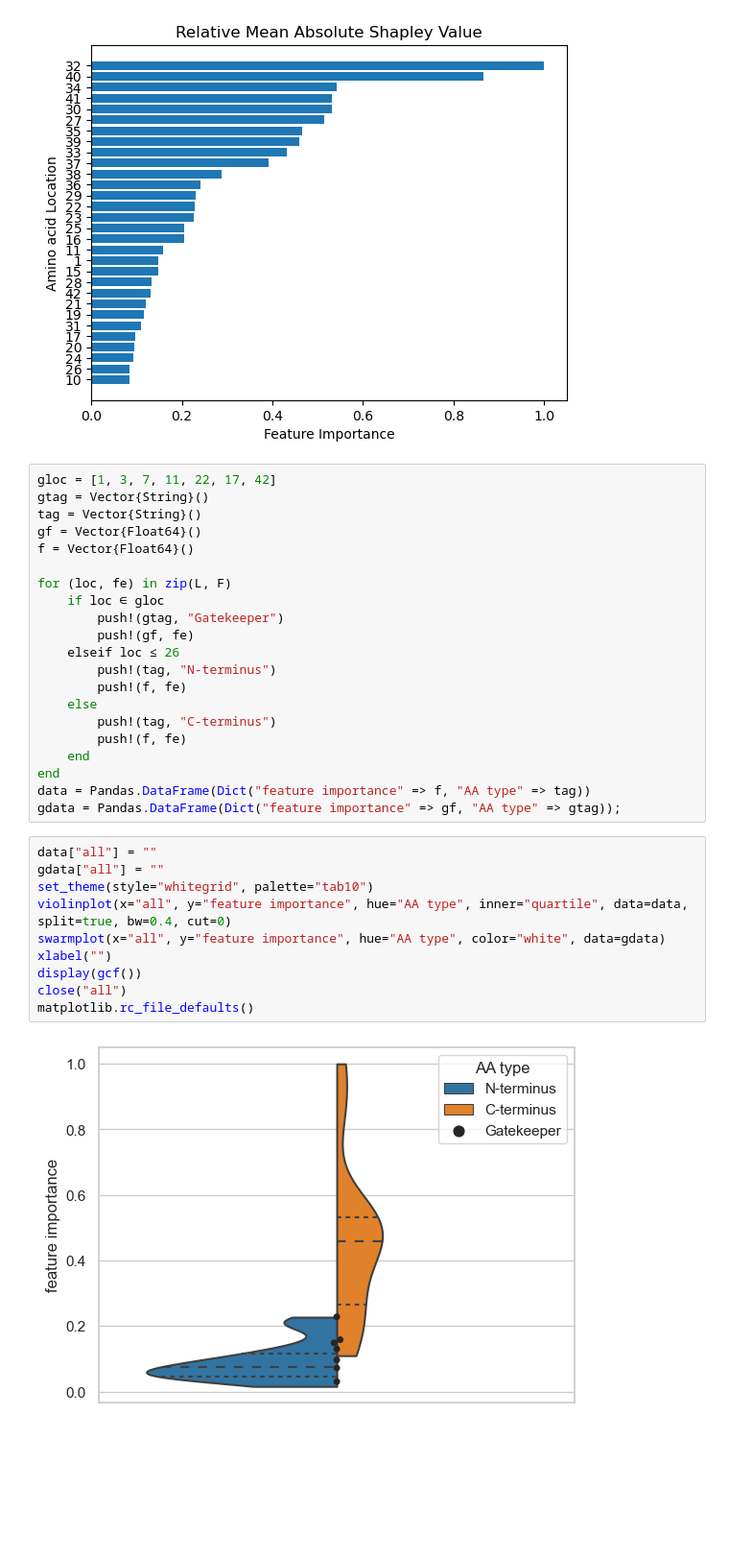
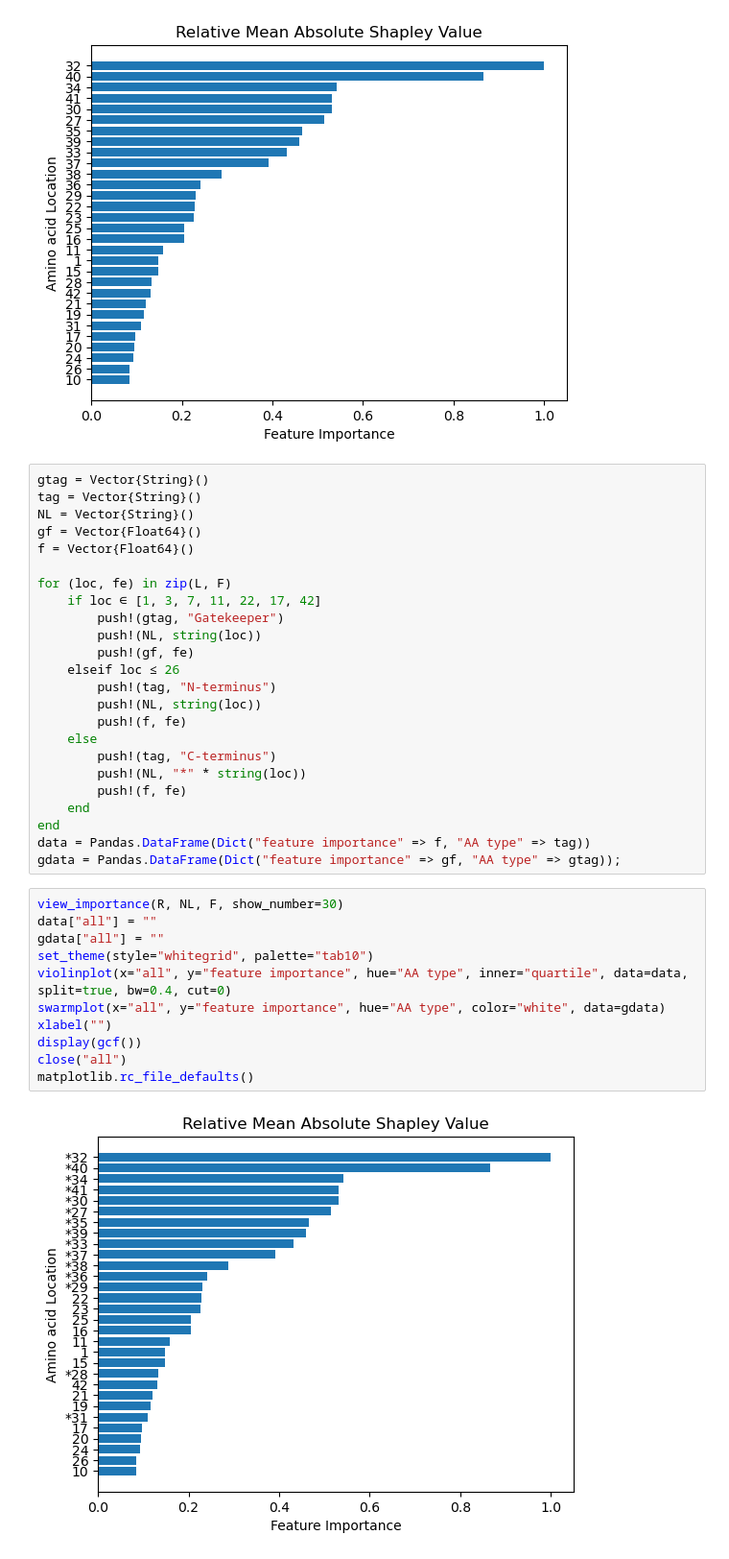
Before and after one commit to Chemical118/ProRF_server, a Jupyter notebook: AB.ipynb, the cells around one changed output. Shown: that part at 96% size. Drawn from its saved outputs; the diff is of its cells as text; blank space fills up the shorter version.

```diff
--- a/AB.ipynb
+++ b/AB.ipynb
@@ -16,35 +16,39 @@ view_importance(R, L, F, show_number=30);
 # %% [output]
 [figure]
 # %%
-gloc = [1, 3, 7, 11, 22, 17, 42]
 gtag = Vector{String}()
 tag = Vector{String}()
+NL = Vector{String}()
 gf = Vector{Float64}()
 f = Vector{Float64}()
 
 for (loc, fe) in zip(L, F)
-    if loc ∈ gloc
+    if loc ∈ [1, 3, 7, 11, 22, 17, 42]
         push!(gtag, "Gatekeeper")
+        push!(NL, string(loc))
         push!(gf, fe)
     elseif loc ≤ 26
         push!(tag, "N-terminus")
+        push!(NL, string(loc))
         push!(f, fe)
     else
         push!(tag, "C-terminus")
+        push!(NL, "*" * string(loc))
         push!(f, fe)
     end
 end
 data = Pandas.DataFrame(Dict("feature importance" => f, "AA type" => tag))
 gdata = Pandas.DataFrame(Dict("feature importance" => gf, "AA type" => gtag));
 # %%
+view_importance(R, NL, F, show_number=30)
 data["all"] = ""
 gdata["all"] = ""
 set_theme(style="whitegrid", palette="tab10")
 violinplot(x="all", y="feature importance", hue="AA type", inner="quartile", data=data, split=true, bw=0.4, cut=0)
 swarmplot(x="all", y="feature importance", hue="AA type", color="white", data=gdata)
 xlabel("")
 display(gcf())
 close("all")
 matplotlib.rc_file_defaults()
 # %% [output]
-[figure, old version]
+[figure, new version]
```
Also changed, not shown: parts of 1 cell of this notebook, 5 other files.
